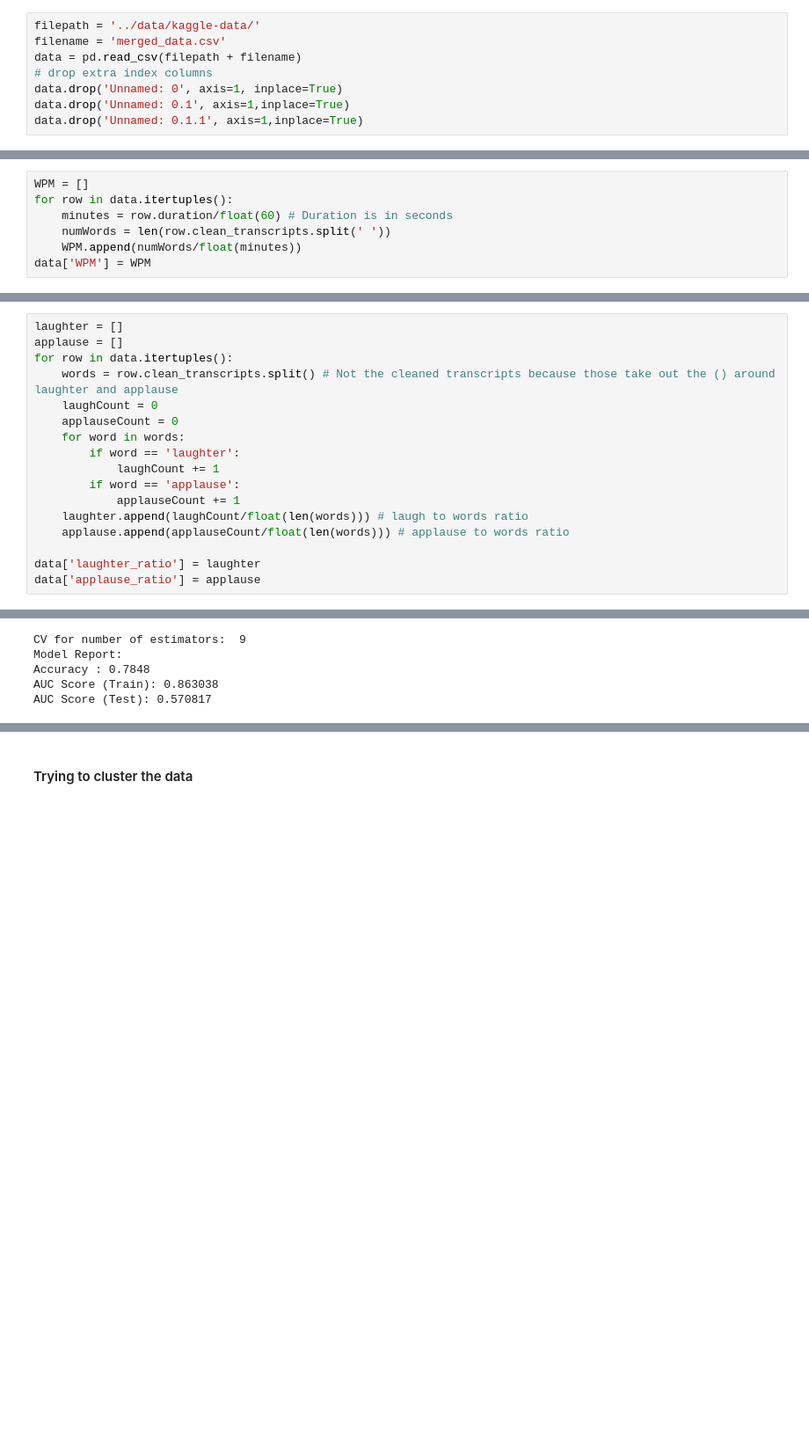
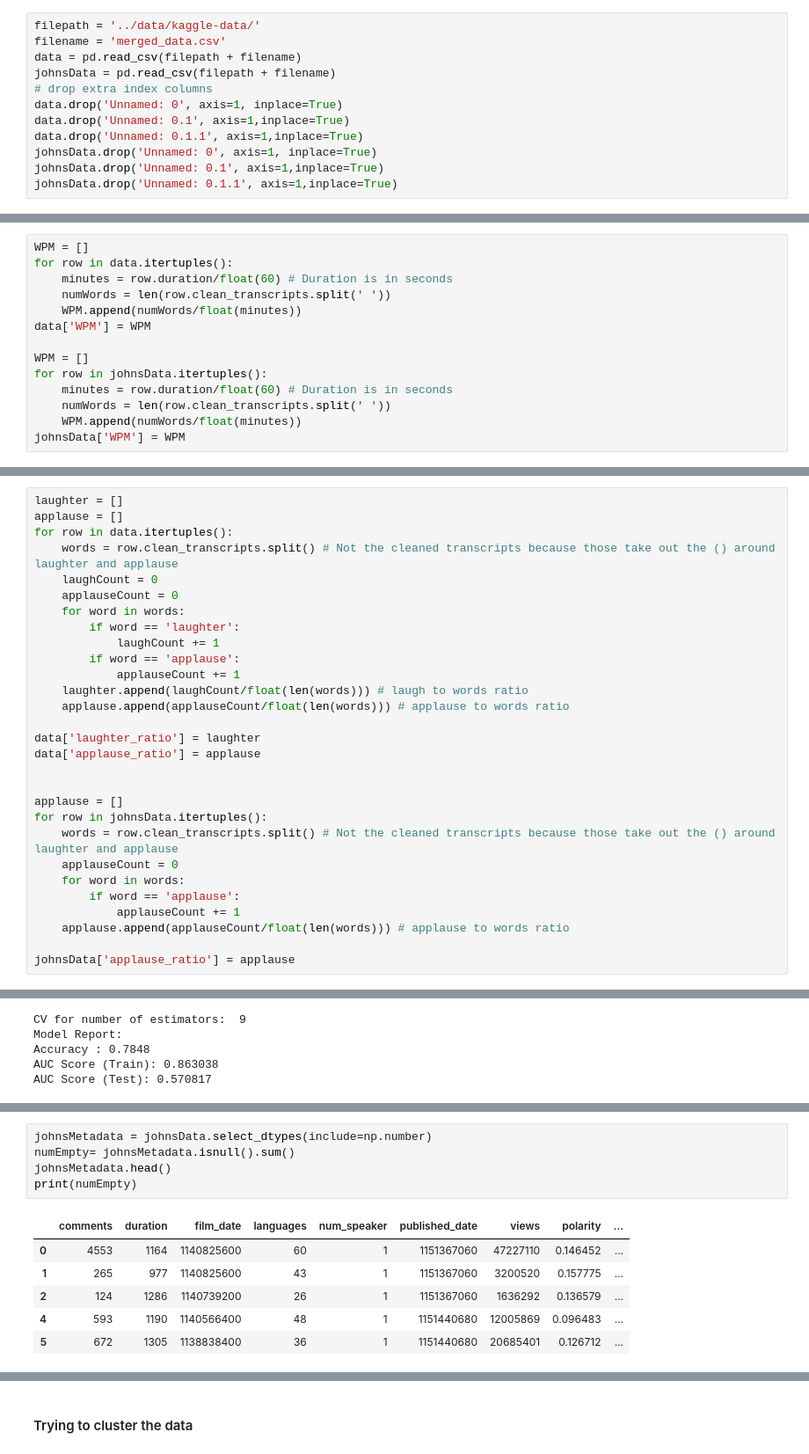
Before and after one commit to GreenMouth/Data-Science-Lab-Final-Project, a Jupyter notebook: src/Data-Exploration.ipynb, the cells around one changed output, grey strips where cells are left out. Shown at 88% size. Drawn from its saved outputs; the diff is of its cells as text; blank space fills up the shorter version.

Commit message:
Made john's metadata

```diff
--- a/src/Data-Exploration.ipynb
+++ b/src/Data-Exploration.ipynb
@@ -62,10 +62,14 @@ First load up the data. Note this data was cleaned using clean.sh. We dropped Na
 filepath = '../data/kaggle-data/'
 filename = 'merged_data.csv'
 data = pd.read_csv(filepath + filename)
+johnsData = pd.read_csv(filepath + filename)
 # drop extra index columns
 data.drop('Unnamed: 0', axis=1, inplace=True)
 data.drop('Unnamed: 0.1', axis=1,inplace=True)
 data.drop('Unnamed: 0.1.1', axis=1,inplace=True)
+johnsData.drop('Unnamed: 0', axis=1, inplace=True)
+johnsData.drop('Unnamed: 0.1', axis=1,inplace=True)
+johnsData.drop('Unnamed: 0.1.1', axis=1,inplace=True)
 # %%
 # Output suppressed
 #data.describe()
@@ -579,6 +624,13 @@ for row in data.itertuples():
     numWords = len(row.clean_transcripts.split(' '))
     WPM.append(numWords/float(minutes))
 data['WPM'] = WPM
+
+WPM = []
+for row in johnsData.itertuples():
+    minutes = row.duration/float(60) # Duration is in seconds
+    numWords = len(row.clean_transcripts.split(' '))
+    WPM.append(numWords/float(minutes))
+johnsData['WPM'] = WPM
 # %%
 def compareGenders(feature):
     fig, axes = plt.subplots(nrows=1, ncols=2, figsize=(18, 6))
@@ -635,6 +687,18 @@ for row in data.itertuples():
 
 data['laughter_ratio'] = laughter
 data['applause_ratio'] = applause
+
+
+applause = []
+for row in johnsData.itertuples():
+    words = row.clean_transcripts.split() # Not the cleaned transcripts because those take out the () around laughter and applause
+    applauseCount = 0
+    for word in words:
+        if word == 'applause':
+            applauseCount += 1
+    applause.append(applauseCount/float(len(words))) # applause to words ratio
+
+johnsData['applause_ratio'] = applause
 # %%
 compareGenders('laughter_ratio')
 compareGenders('applause_ratio')
@@ -933,0 +1102,12 @@ data[cat_columns] = data[cat_columns].apply(lambda x: x.cat.codes)
+# %%
+johnsMetadata = johnsData.select_dtypes(include=np.number)
+numEmpty= johnsMetadata.isnull().sum()
+johnsMetadata.head()
+print(numEmpty)
+# %% [output]
+|  | comments | duration | film_date | languages | num_speaker | published_date | views | polarity | ... |
+| 0 | 4553 | 1164 | 1140825600 | 60 | 1 | 1151367060 | 47227110 | 0.146452 | ... |
+| 1 | 265 | 977 | 1140825600 | 43 | 1 | 1151367060 | 3200520 | 0.157775 | ... |
+| 2 | 124 | 1286 | 1140739200 | 26 | 1 | 1151367060 | 1636292 | 0.136579 | ... |
+| 4 | 593 | 1190 | 1140566400 | 48 | 1 | 1151440680 | 12005869 | 0.096483 | ... |
+| 5 | 672 | 1305 | 1138838400 | 36 | 1 | 1151440680 | 20685401 | 0.126712 | ... |
```
Also changed, not shown: parts of 8 cells of this notebook, 1 other file.
